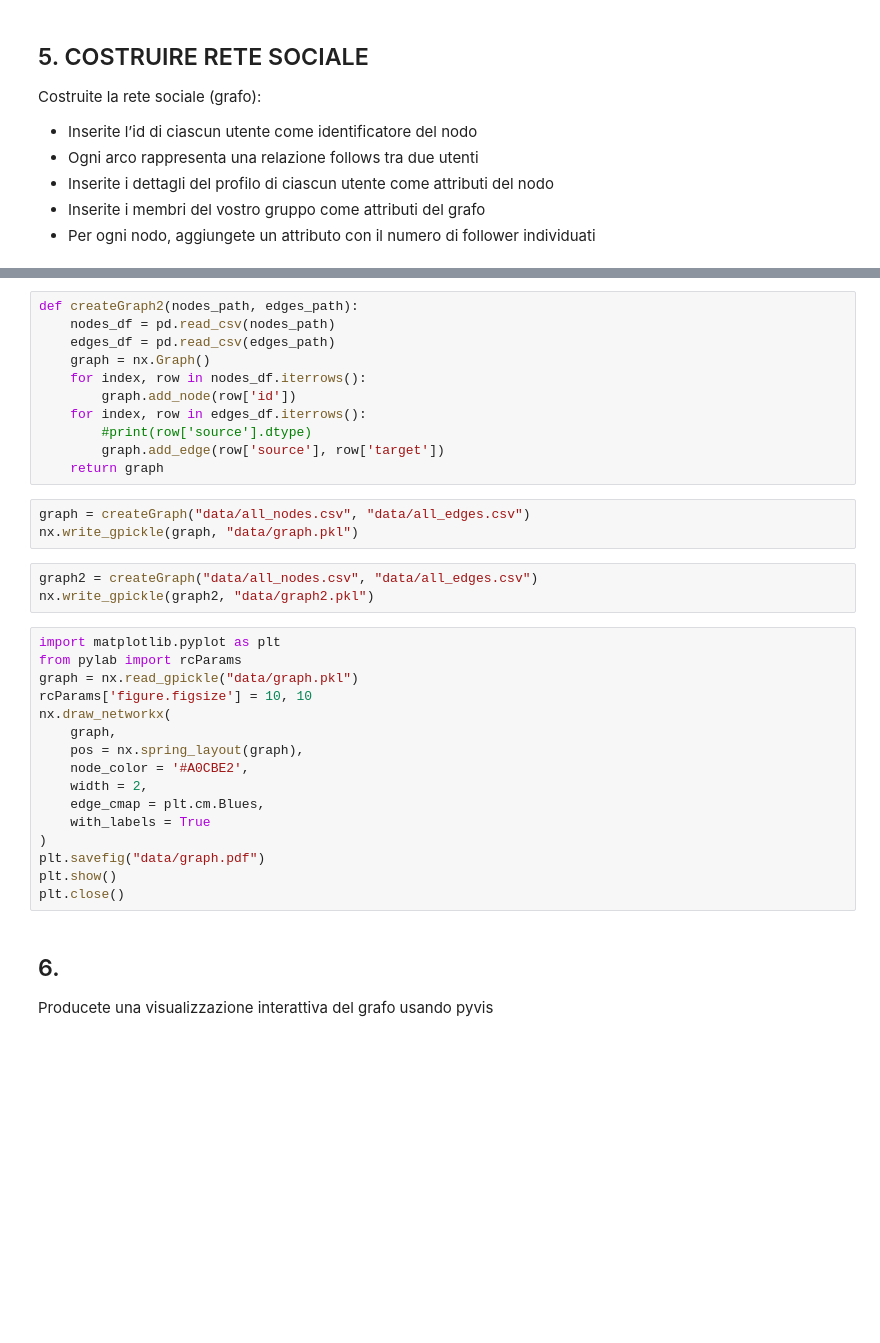
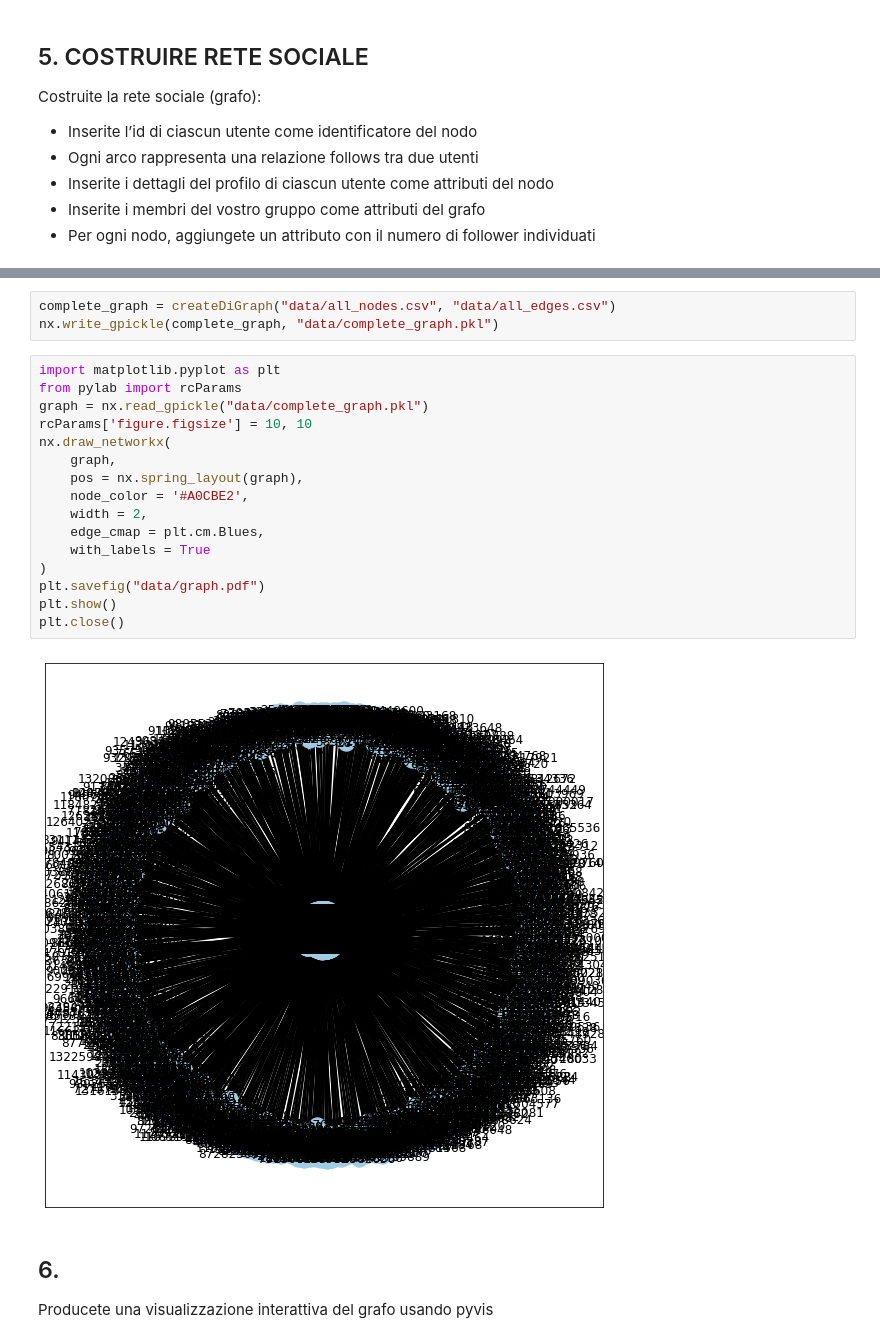
Before and after one commit to Clanz99/Progetto-Social-Computing-1, a Jupyter notebook: main.ipynb, the cells around one changed output, grey strips where cells are left out. Drawn from its saved outputs; the diff is of its cells as text; blank space fills up the shorter version.

Commit message:
Added data

```diff
--- a/main.ipynb
+++ b/main.ipynb
@@ -429,37 +449,25 @@ def createGraph(nodes_path, edges_path):
     return graph
-# %%
-def createGraph2(nodes_path, edges_path):
-    nodes_df = pd.read_csv(nodes_path)
-    edges_df = pd.read_csv(edges_path)
-    graph = nx.Graph()
-    for index, row in nodes_df.iterrows():
-        graph.add_node(row['id'])
-    for index, row in edges_df.iterrows():
-        #print(row['source'].dtype)
-        graph.add_edge(row['source'], row['target'])
-    return graph
 # %%
-graph = createGraph("data/all_nodes.csv", "data/all_edges.csv")
-nx.write_gpickle(graph, "data/graph.pkl")
+complete_graph = createDiGraph("data/all_nodes.csv", "data/all_edges.csv")
+nx.write_gpickle(complete_graph, "data/complete_graph.pkl")
-# %%
-graph2 = createGraph("data/all_nodes.csv", "data/all_edges.csv")
-nx.write_gpickle(graph2, "data/graph2.pkl")
 # %%
 import matplotlib.pyplot as plt
 from pylab import rcParams
-graph = nx.read_gpickle("data/graph.pkl")
+graph = nx.read_gpickle("data/complete_graph.pkl")
 rcParams['figure.figsize'] = 10, 10
 nx.draw_networkx(
     graph,
     pos = nx.spring_layout(graph),
     node_color = '#A0CBE2',
     width = 2,
     edge_cmap = plt.cm.Blues,
     with_labels = True
 )
 plt.savefig("data/graph.pdf")
 plt.show()
 plt.close()
+# %% [output]
+[figure, added]
 # %% [markdown]
 ## 6.
 Producete una visualizzazione interattiva del grafo usando pyvis
```
Also changed, not shown: parts of 21 cells of this notebook, 8 other files.
